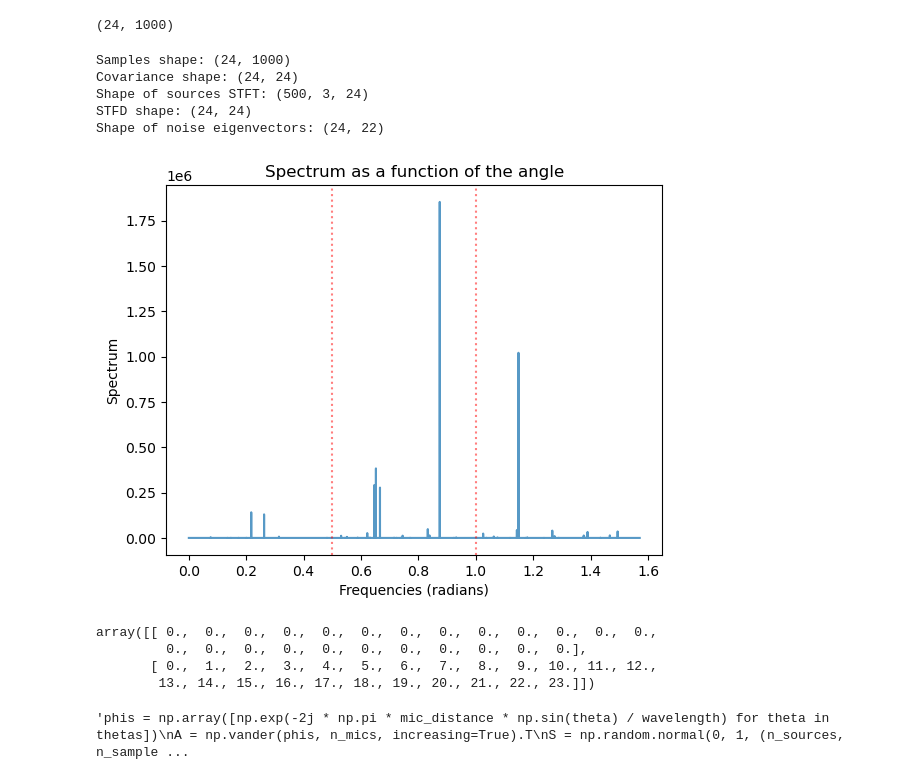
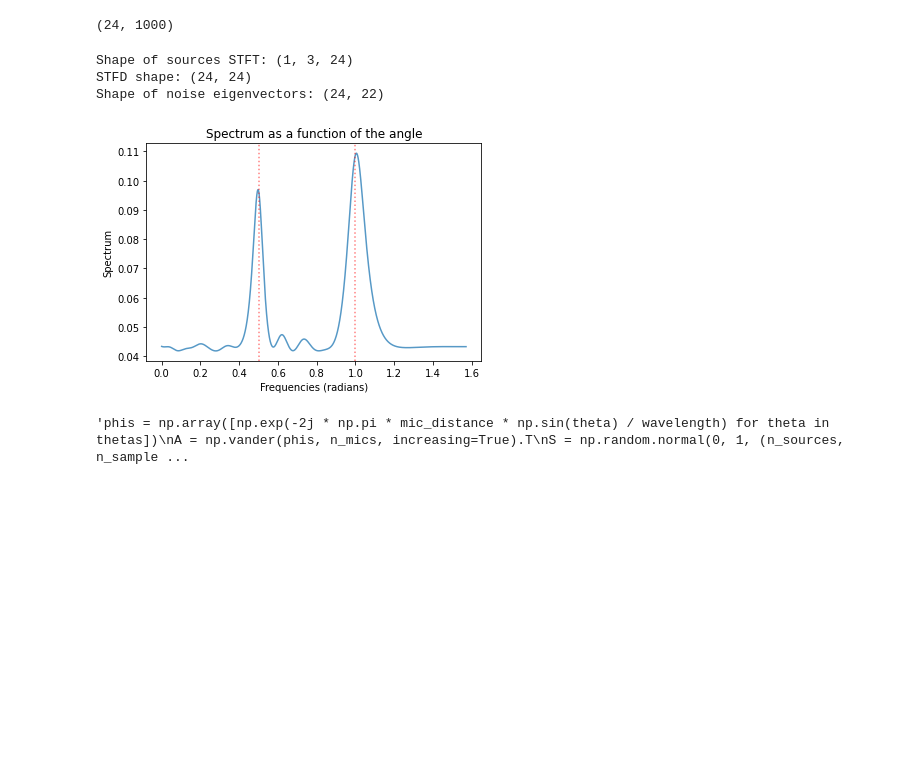
Before and after one commit to MichelDucartier/music_doa, a Jupyter notebook: MUSIC_plots.ipynb, the cells around one changed output. Drawn from its saved outputs; the diff is of its cells as text; code cells hidden in the pictures; blank space fills up the shorter version.

Commit message:
Fix STFT frequency

```diff
--- a/MUSIC_plots.ipynb
+++ b/MUSIC_plots.ipynb
@@ -117,7 +117,7 @@ received_signals = [received_signal(thetas, narrowband_signals,
                                     mic_index=m+1,
                                     main_frequency=main_frequency,
                                     mic_distance=mic_distance,
-                                    noise_var=0) for m in range(n_mics)]
+                                    noise_var=1) for m in range(n_mics)]
 
 n_samples = 1000
 
@@ -133,39 +133,29 @@ sampled_received.shape
 # %%
 coordinates = np.zeros((2, n_mics))
 for i in range(coordinates.shape[1]):
     coordinates[1, i] = i * mic_distance
-length = 20
+length = 1
 
-
-spectrum = music(sampled_received, n_sources, coordinates, main_frequency)
-spectrum_stft = music_with_frequency(sampled_received, n_sources, fs, coordinates, segment_duration=0.5,
-                                     freq_range=None)#[main_frequency-length, main_frequency+length]
+# spectrum = music(sampled_received, n_sources, coordinates, main_frequency)
+spectrum_stft = music_with_frequency(sampled_received, n_sources, fs, coordinates, segment_duration=None,
+                                     freq_range=[-main_frequency - length, -main_frequency + length])
 
 X = np.linspace(0, np.pi/2, 10000)
 Y = [spectrum_stft(x) for x in X]
 
 plt.plot(X, Y, alpha=0.75)
 plt.xlabel('Frequencies (radians)')
 plt.ylabel('Spectrum')
 #plt.yscale('log')
 plt.title('Spectrum as a function of the angle')
 for theta in thetas:
     plt.axvline(x=theta, color='red', linestyle=':', alpha=0.5)
 plt.show()
 # %% [output]
-Samples shape: (24, 1000)
-Covariance shape: (24, 24)
-Shape of sources STFT: (500, 3, 24)
+Shape of sources STFT: (1, 3, 24)
 STFD shape: (24, 24)
 Shape of noise eigenvectors: (24, 22)
-[figure, old version]
+[figure, new version]
-# %%
-coordinates
-# %% [output]
-array([[ 0.,  0.,  0.,  0.,  0.,  0.,  0.,  0.,  0.,  0.,  0.,  0.,  0.,
-         0.,  0.,  0.,  0.,  0.,  0.,  0.,  0.,  0.,  0.,  0.],
-       [ 0.,  1.,  2.,  3.,  4.,  5.,  6.,  7.,  8.,  9., 10., 11., 12.,
-        13., 14., 15., 16., 17., 18., 19., 20., 21., 22., 23.]])
 # %%
 '''phis = np.array([np.exp(-2j * np.pi * mic_distance * np.sin(theta) / wavelength) for theta in thetas])
 A = np.vander(phis, n_mics, increasing=True).T
```
Also changed, not shown: parts of 16 cells of this notebook, 3 other files.
